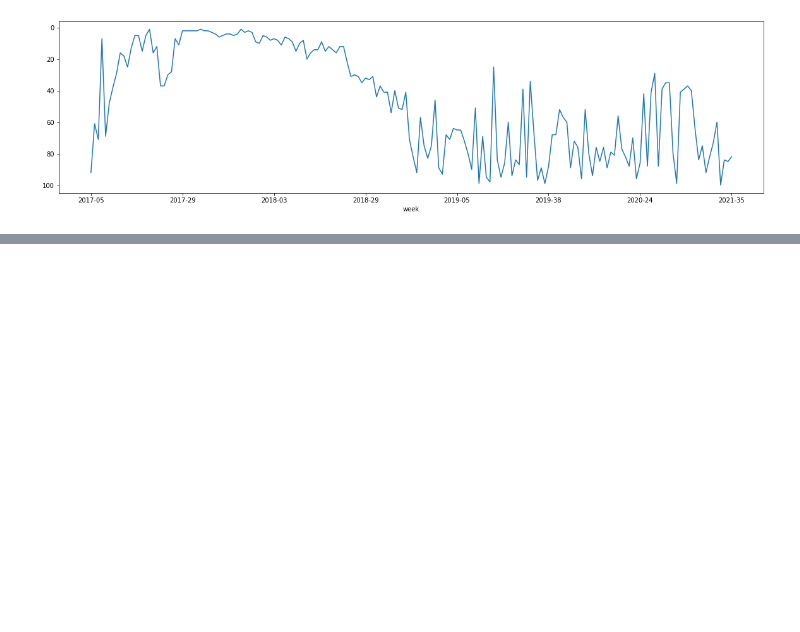
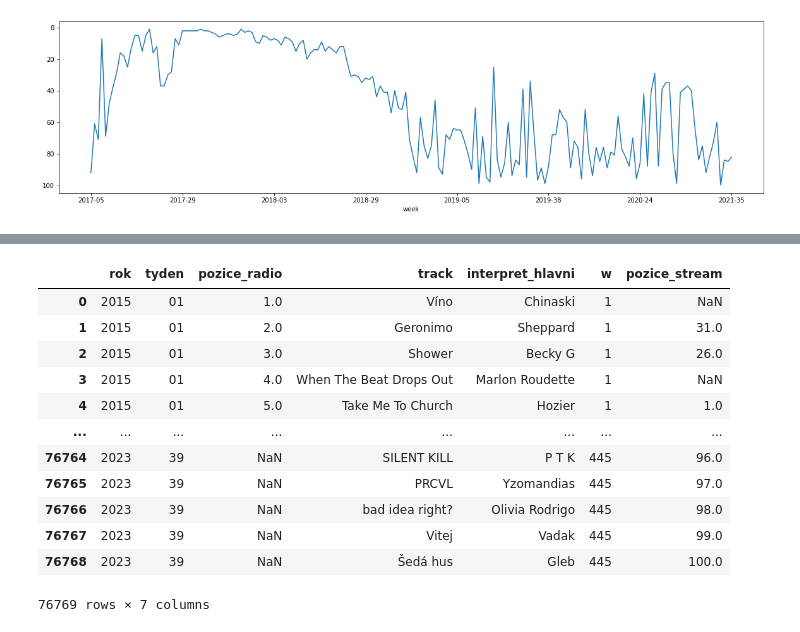
Before and after one commit to DataRozhlas/hitparady, a Jupyter notebook: 111 CZ100RADIO cesta písničky do éteru.ipynb, the cells around one changed output, grey strips where cells are left out. Saved outputs shown, nothing was run; the diff lists cells and outputs as text; code cells hidden in the pictures; blank space fills up the shorter version.

```diff
--- a/111 cesta písničky do éteru.ipynb
+++ b/111 CZ100RADIO cesta písničky do éteru.ipynb
@@ -158,0 +198,4 @@ cesta_pisne('Když nemůžeš, tak přidej','Mirai')
+# %%
+stream = pd.read_csv(os.path.join("data","CZ_SINGLES_DIGITAL_TOP_100_tydenni.csv"))
+stream = stream[stream['rok'] >= 2015]
+stream['week'] = stream.apply(lambda x: f"""{x['rok']}-{x['tyden']}""", axis = 1)
@@ -158,0 +210,16 @@ cesta_pisne('Když nemůžeš, tak přidej','Mirai')
+# %%
+df3
+# %% [output]
+|  | rok | tyden | pozice_radio | track | interpret_hlavni | w | pozice_stream |
+| 0 | 2015 | 01 | 1.0 | Víno | Chinaski | 1 | NaN |
+| 1 | 2015 | 01 | 2.0 | Geronimo | Sheppard | 1 | 31.0 |
+| 2 | 2015 | 01 | 3.0 | Shower | Becky G | 1 | 26.0 |
+| 3 | 2015 | 01 | 4.0 | When The Beat Drops Out | Marlon Roudette | 1 | NaN |
+| 4 | 2015 | 01 | 5.0 | Take Me To Church | Hozier | 1 | 1.0 |
+| ... | ... | ... | ... | ... | ... | ... | ... |
+| 76764 | 2023 | 39 | NaN | SILENT KILL | P T K | 445 | 96.0 |
+| 76765 | 2023 | 39 | NaN | PRCVL | Yzomandias | 445 | 97.0 |
+| 76766 | 2023 | 39 | NaN | bad idea right? | Olivia Rodrigo | 445 | 98.0 |
+| 76767 | 2023 | 39 | NaN | Vitej | Vadak | 445 | 99.0 |
+| 76768 | 2023 | 39 | NaN | Šedá hus | Gleb | 445 | 100.0 |
+76769 rows × 7 columns
```
Also changed, not shown: parts of 25 cells of this notebook, 3 other files.
